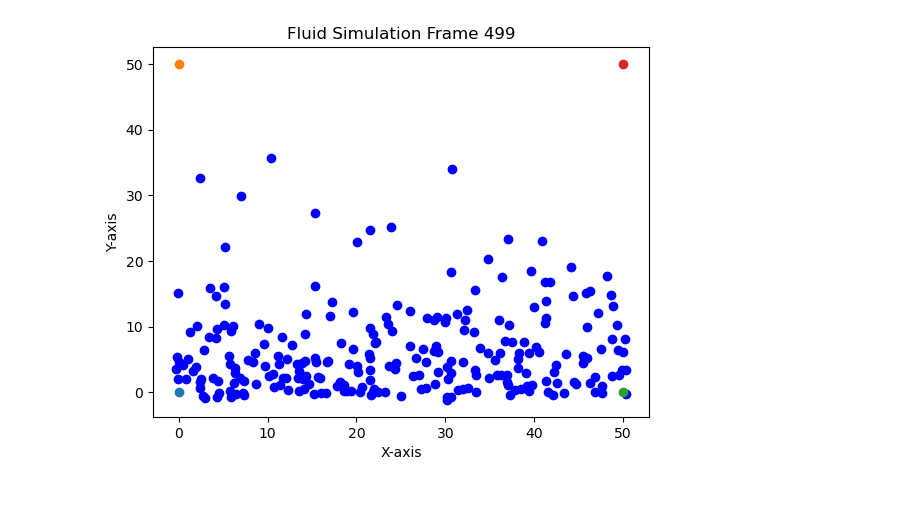
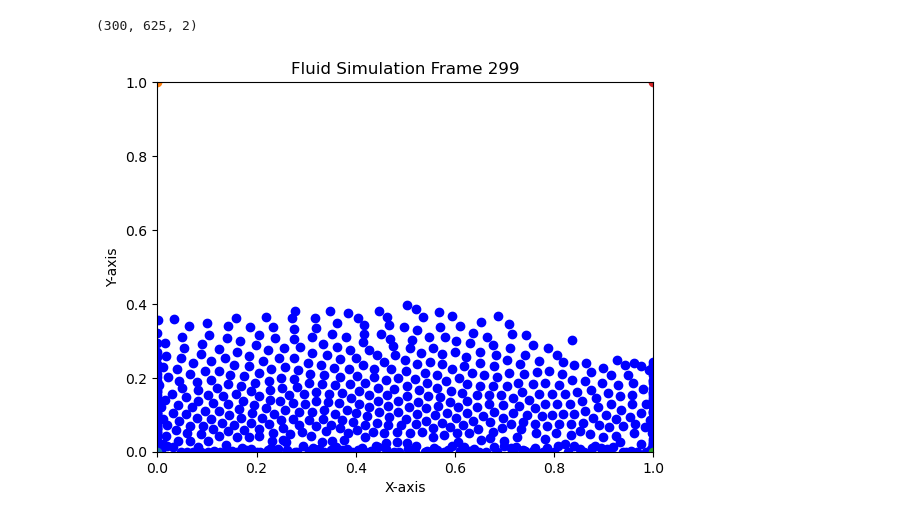
Before and after one commit to efekaanefe/Fluid-Simulations, a Jupyter notebook: Lagrangian-Fluid-Simulations/SPH-with-python/SPH.ipynb, the cells around one changed output. Saved outputs shown, nothing was run; the diff lists cells and outputs as text; code cells hidden in the pictures.

Commit message:
viscosity, and nice gif

```diff
--- a/Lagrangian-Fluid-Simulations/SPH-with-python/SPH.ipynb
+++ b/Lagrangian-Fluid-Simulations/SPH-with-python/SPH.ipynb
@@ -201,34 +213,46 @@ def pressure_force_update(particle_list):
 def update(particle_list = None):
     for particle in particle_list:
         particle.pos_old = particle.pos
-        particle.pos = np.add(particle.vel, particle.pos)
-        particle.pos = np.add(particle.force, particle.pos)
+        particle.pos = particle.vel*dt + particle.pos
+        particle.pos = particle.force/mass*dt + particle.pos
         particle.force = np.array([0,-G])
-        particle.vel = particle.pos - particle.pos_old # for later
+        particle.vel = (particle.pos - particle.pos_old)/dt # for later
+        particle.visual_pos = particle.pos.copy()
 
     	# If the velocity is really high, we're going to cheat and cap it.
     	# This will not damp all motion. It's not physically-based at all. Just
         max_vel = 2
         vel_mag = np.linalg.norm(particle.vel)**2
         if vel_mag > max_vel**2:
-            particle.vel = particle.vel * 0.5
+            particle.vel = particle.vel * vel_damp
 
         # If the particle is outside the bounds of the world, then
         # Make a little spring force to push it back in.
-        if particle.pos[0] < 0: particle.force = particle.force - np.array([particle.pos[0] - 0, 0]) / 8
-        if particle.pos[0] > SIM_W: particle.force = particle.force - np.array([particle.pos[0] - SIM_W,0]) / 8
-        if particle.pos[1] < bottom: particle.force = particle.force - np.array([0, particle.pos[1] - bottom]) / 8
-        if particle.pos[1] > SIM_H: particle.force = particle.force - np.array([0, particle.pos[1] - SIM_H]) / 8
+        if particle.pos[0] < 0:
+            particle.force = particle.force - np.array([particle.pos[0] - 0, 0]) * wall_spring
+            particle.visual_pos[0] = 0
+        if particle.pos[0] > SIM_W:
+            particle.force = particle.force - np.array([particle.pos[0] - SIM_W,0]) * wall_spring
+            particle.visual_pos[0] = SIM_W
+
+        if particle.pos[1] < bottom:
+            particle.force = particle.force - np.array([0, particle.pos[1] - SIM_W]) * wall_spring
+            particle.visual_pos[1] = bottom
+
+        if particle.pos[1] > SIM_H:
+            particle.force = particle.force - np.array([0, particle.pos[1] - SIM_H]) * wall_spring
+            particle.visual_pos[1] = SIM_H
 
         particle.reset()
 
     particle_list = density_update(particle_list)
     particle_list = pressure_update(particle_list)
     particle_list = pressure_force_update(particle_list)
+    particle_list = viscosity_force_update(particle_list)
 
     return particle_list
 # %%
-num_frames = 500
+num_frames = 300
 
 def run_simulation(num_frames):
     positions_list = []
@@ -236,31 +260,40 @@ def run_simulation(num_frames):
 
     for _ in range(num_frames):
         particle_list = update(particle_list)
-        positions = [particle.pos for particle in particle_list]
+        positions = [particle.visual_pos for particle in particle_list]
         positions_list.append(positions)
 
     return np.array(positions_list)
 
 positions_list = run_simulation(num_frames)
+# %%
+positions_list.shape
+# %% [output]
+(300, 625, 2)
 # %%
 def animate(frame):
     plt.cla()  # Clear the current plot
     plt.scatter(particles[frame][:, 0], particles[frame][:, 1], c='blue', marker='o')
     plt.scatter(0,0);plt.scatter(0,HEIGHT); plt.scatter(WIDTH,0); plt.scatter(WIDTH,HEIGHT);
     plt.xlabel('X-axis')
     plt.ylabel('Y-axis')
     plt.title('Fluid Simulation Frame {}'.format(frame))
-    # plt.xlim(0, SIM_W)
-    # plt.ylim(0, SIM_H)
+    plt.xlim(0, SIM_W)
+    plt.ylim(0, SIM_H)
 
 # Create the animation
 particles = positions_list
 fig = plt.figure()
-ani = FuncAnimation(fig, animate, frames=num_frames, interval=100)
+interval = dt*1000
+fps = 1/dt
+
+interval = 1/60*1000
+fps = 60
+ani = FuncAnimation(fig, animate, frames=num_frames, interval=interval)
 
 # Save the animation as a GIF
-ani.save('fluid_simulation.gif', writer='pillow', fps=10)
+ani.save('fluid_simulation.gif', writer='pillow', fps=fps)
 
 plt.show()
 # %% [output]
-[figure, old version]
+[figure, new version]
```
Also changed, not shown: parts of 8 cells of this notebook, 2 other files.
